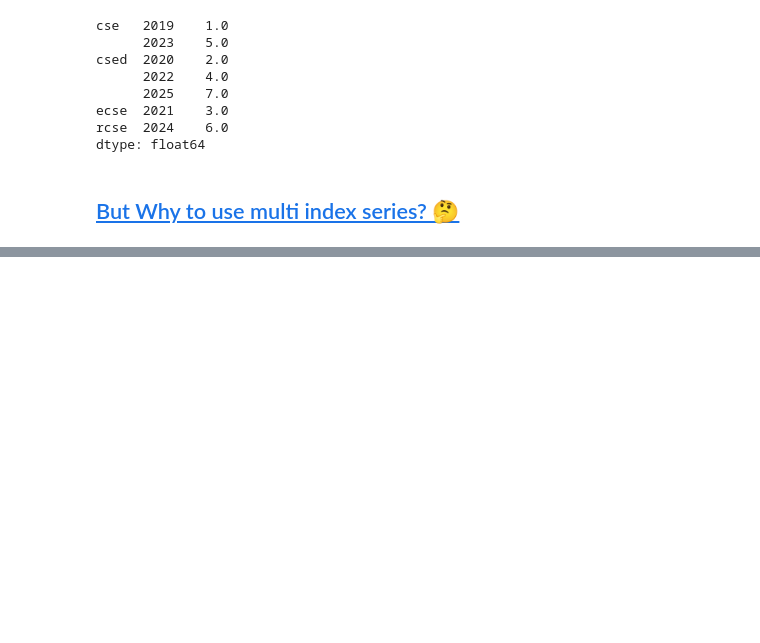
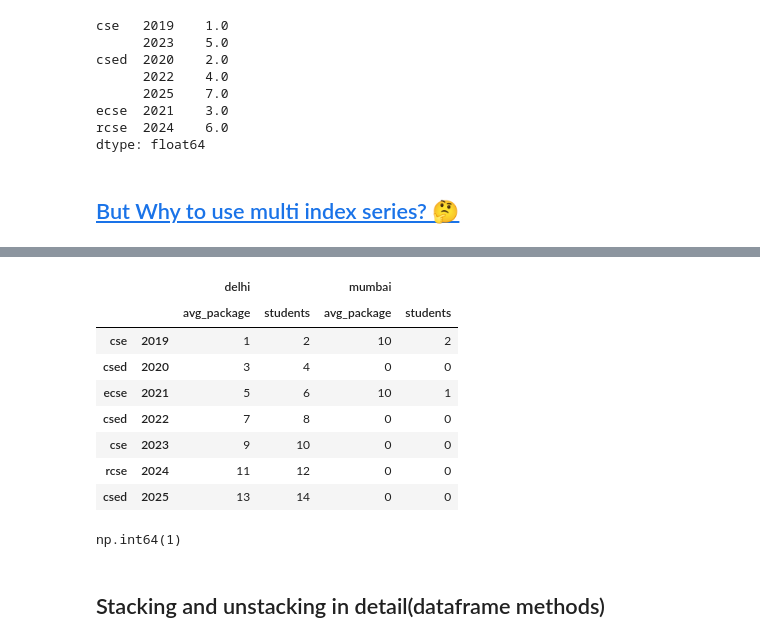
Before and after one commit to XionVolt/Ai-Ml, a Jupyter notebook: Programming/Pandas/08_MultiIndexSeriesAndDataframes.ipynb, the cells around one changed output, grey strips where cells are left out. Drawn from its saved outputs; the diff is of its cells as text; code cells hidden in the pictures; blank space fills up the shorter version.

```diff
--- a/Programming/Pandas/08_MultiIndexSeriesAndDataframes.ipynb
+++ b/Programming/Pandas/08_MultiIndexSeriesAndDataframes.ipynb
@@ -144,0 +251,33 @@ dtype: float64
+# %%
+# MultiIndex in terms of both rows and columns
+
+branch_df3 = pd.DataFrame(
+    data = [
+        [1, 2, 10, 2], # we give 8 rows because we have 8 rows in total (in `multi_index1`), and we give 4 columns because we have 4 columns in total
+        [3, 4, 0, 0],
+        [5, 6, 10, 1],
+        [7, 8, 0, 0],
+        [9, 10, 0, 0],
+        [11, 12, 0, 0],
+        [13, 14, 0, 0],
+    ],
+    index = multi_index1,
+    columns = pd.MultiIndex.from_product([['delhi', 'mumbai'], ['avg_package', 'students']])
+)
+branch_df3
+# %% [output]
+|  |  | delhi |  | mumbai |  |
+|  |  | avg_package | students | avg_package | students |
+| cse | 2019 | 1 | 2 | 10 | 2 |
+| csed | 2020 | 3 | 4 | 0 | 0 |
+| ecse | 2021 | 5 | 6 | 10 | 1 |
+| csed | 2022 | 7 | 8 | 0 | 0 |
+| cse | 2023 | 9 | 10 | 0 | 0 |
+| rcse | 2024 | 11 | 12 | 0 | 0 |
+| csed | 2025 | 13 | 14 | 0 | 0 |
+# %%
+branch_df3['delhi']['avg_package']['cse'][2019] # so we can say its 4d data(because we 4 indexes to reach a single value) represented in lower dimension(2d) `dataframe`
+# %% [output]
+np.int64(1)
+# %% [markdown]
+## Stacking and unstacking in detail(dataframe methods)
```
Also changed, not shown: parts of 38 cells of this notebook, 2 other files.
